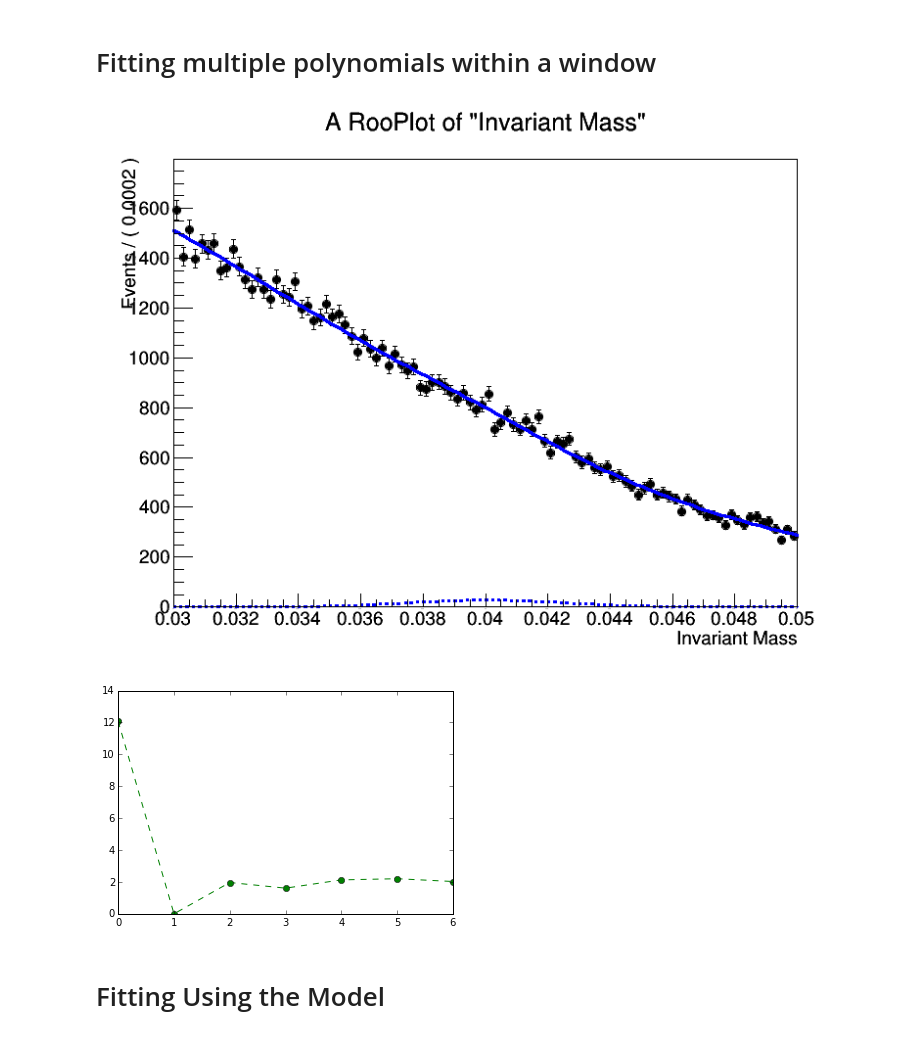
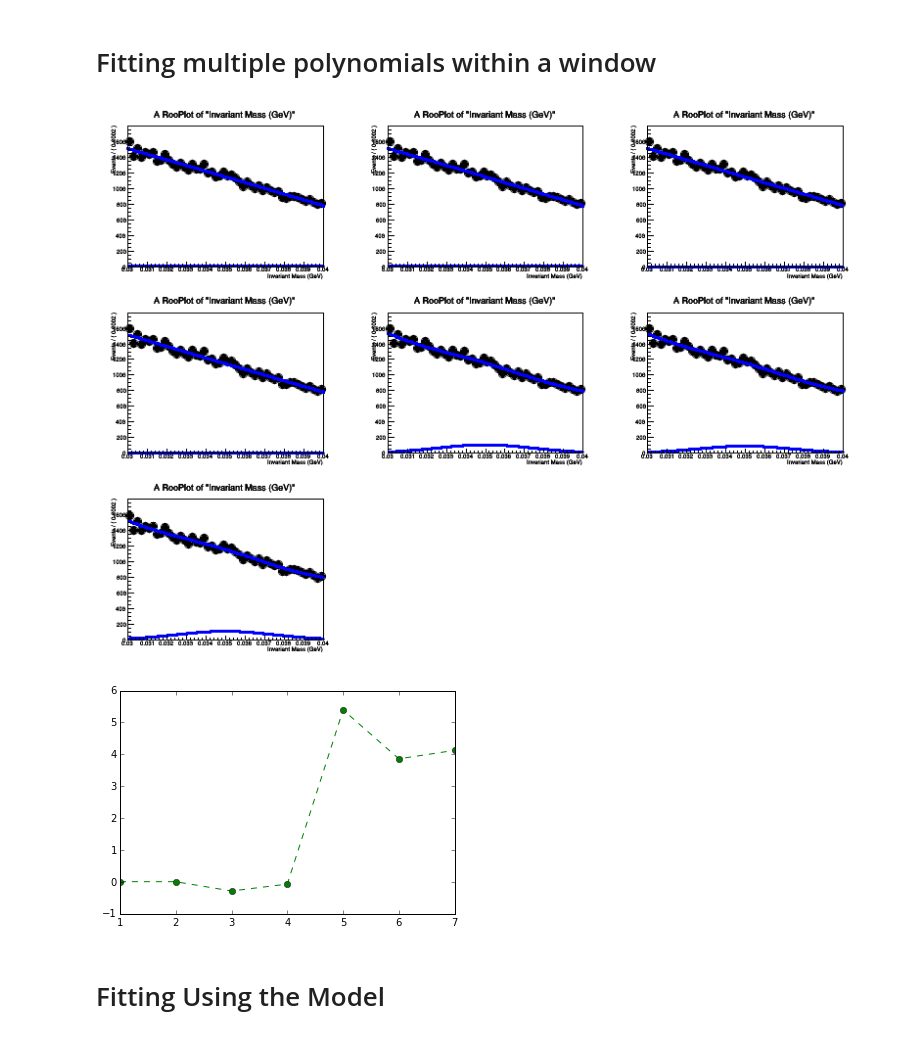
Before and after one commit to omar-moreno/hps-analysis, a Jupyter notebook: python/notebooks/bump_hunt_toy_fitter.ipynb, the cells around one changed output. Cells and saved outputs as stored; diff of their text form; code cells hidden in the pictures.

Commit message:
Show all polynomial fits on the same canvas.

```diff
--- a/python/notebooks/bump_hunt_toy_fitter.ipynb
+++ b/python/notebooks/bump_hunt_toy_fitter.ipynb
@@ -28,9 +38,11 @@ canvas
 # %%
 # The mean of the signal must be set and can't vary
 ap_mass_mean = r.RooRealVar("ap_mass_mean", "ap_mass_mean", .003)
+ap_mass_mean.setConstant(r.kTRUE)
 
-# Can the width of the signal vary?
+# For now, assume a constant mass resolution across our range
 ap_mass_sigma = r.RooRealVar("ap_mass_sigma", "ap_mass_sigma", 0.0025)
+ap_mass_sigma.setConstant(r.kTRUE)
 
 # Create a gaussian signal pdf with the mean at the mass hypothesis and sigma
 # set to the mass resolution
@@ -47,8 +59,8 @@ a.append(r.RooRealVar("a4", "a4", 0, -100, 100))
 a.append(r.RooRealVar("a5", "a5", 0, -100, 100))
 a.append(r.RooRealVar("a6", "a6", 0, -100, 100))
 
-nsig = r.RooRealVar("nsig","signal fraction", 500,0.,100000.)
-nbkg = r.RooRealVar("nbkg","background fraction", 500,0.,100000.)
+nsig = r.RooRealVar("nsig","signal fraction", 0,-10.,100000.)
+nbkg = r.RooRealVar("nbkg","background fraction", 500., 0.,10000000.)
 
 bkg_models = []
 models = []
@@ -77,38 +89,42 @@ Creating polynomial model of order 6
 # %% [markdown]
 # Fitting multiple polynomials within a window
 # %%
+invariant_mass.setRange("test_range", 0.03, 0.04)
+ap_mass_mean.setVal(0.035)
+
 canvas.Clear()
-canvas.Divide(4, 3)
+canvas.Divide(3,3)
 
-invariant_mass.setRange("sig_range", 0.03, 0.05)
-ap_mass_mean.setVal(0.04)
+canvas.cd(1)
 
 s = []
 s_error = []
 poly_values = []
 
-index = 0
+index = 1
+
 for model in models :
-    model.fitTo(histogram_data, r.RooFit.Range("sig_range"), r.RooFit.Extended())
-    plot_range = invariant_mass.frame(r.RooFit.Range("sig_range"))
-    histogram_data.plotOn(plot_range, r.RooFit.Range("sig_range"))
-    model.plotOn(plot_range, r.RooFit.NormRange("sig_range"))
-    model.plotOn(plot_range, r.RooFit.Components("signal"), r.RooFit.LineStyle(r.RooFit.kDashed))
+    plot = invariant_mass.frame(r.RooFit.Range("test_range"))
+    model.fitTo(histogram_data, r.RooFit.Range("test_range"), r.RooFit.Extended())
+    histogram_data.plotOn(plot, r.RooFit.Range("test_range"))
+    model.plotOn(plot, r.RooFit.NormRange("test_range"))
+    model.plotOn(plot, r.RooFit.Components("signal"), r.RooFit.NormRange("test_range"),
+                 r.RooFit.LineStyle(r.RooFit.kDashed))
     params = model.getVariables()
     s.append(params.find("nsig").getVal())
     s_error.append(params.find("nsig").getError())
     poly_values.append(index)
     canvas.cd(index)
-    plot_range.Draw()
+    plot.Draw()
     index += 1
 
 s_pull = np.divide(np.array(s), np.array(s_error))
 plt.plot(poly_values, s_pull,'g--o')
 
 canvas
 # %% [output]
-[figure, old version]
+[figure, new version]
-[figure, old version]
+[figure, new version]
 # %% [markdown]
 # Fitting Using the Model
 # %%
```
Also changed, not shown: parts of 1 cell of this notebook.
